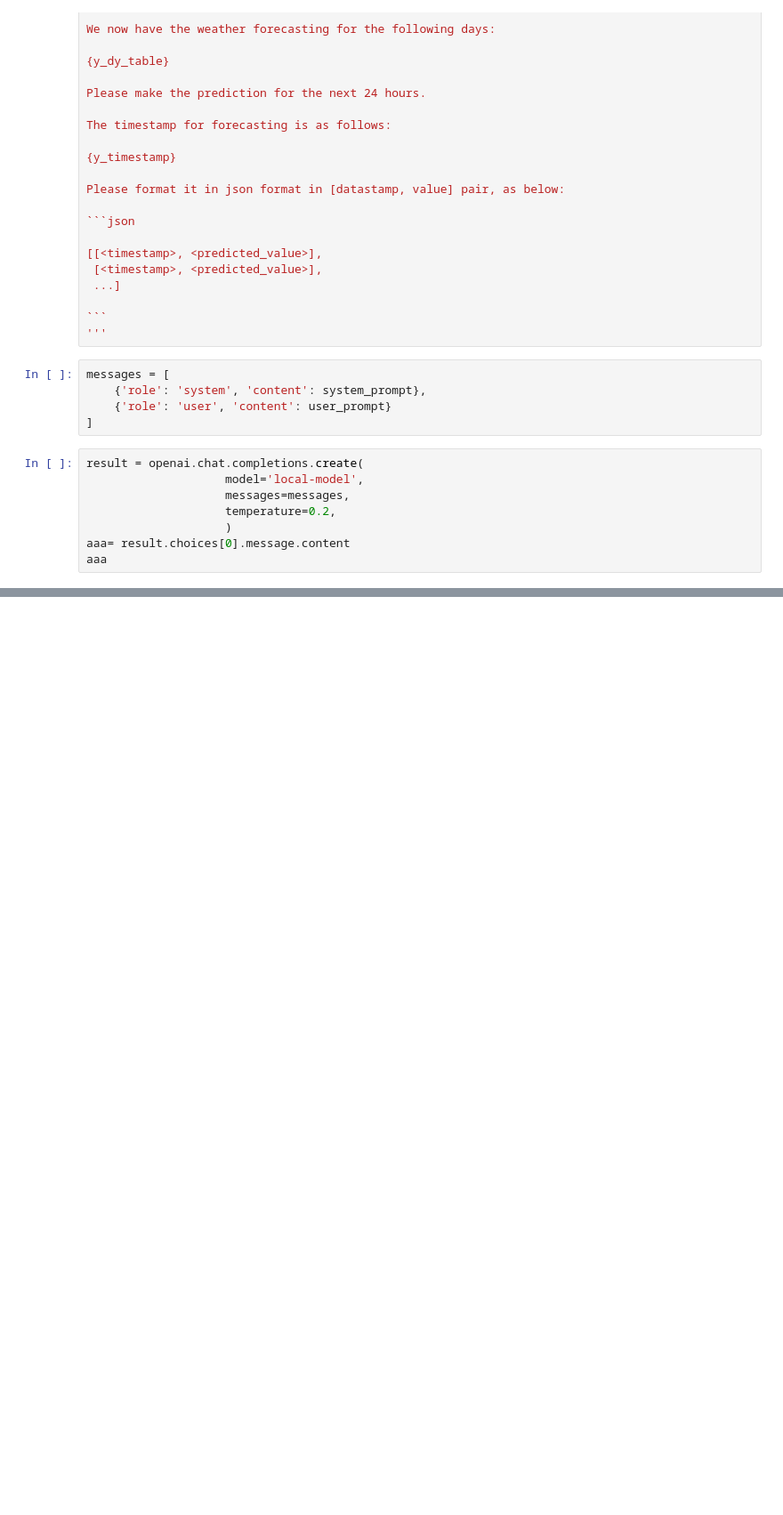
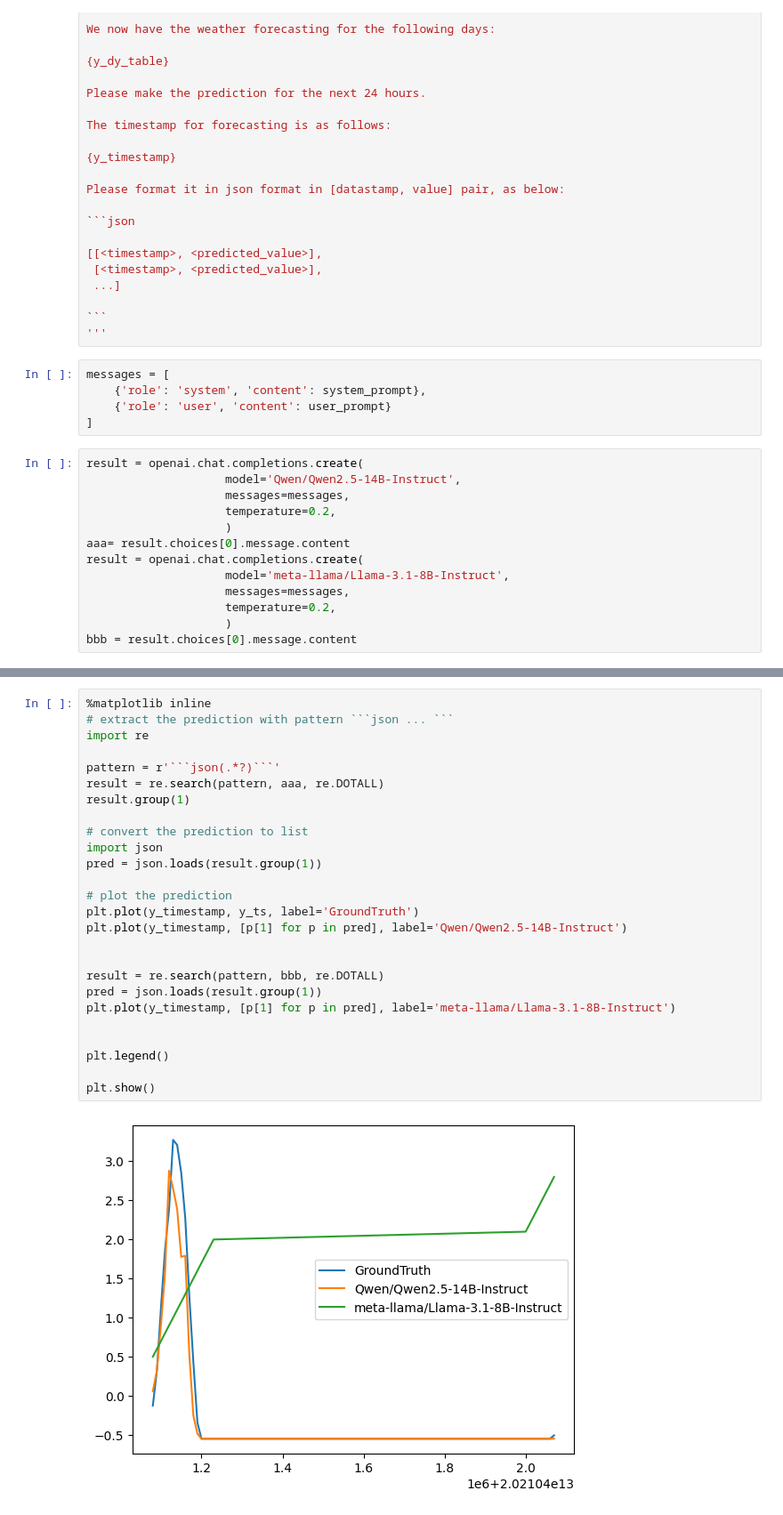
Before and after one commit to VEWOXIC/Universal-Cross-Modal-Time-Series-Forecasting-Pipeline, a Jupyter notebook: test_loader.ipynb, the cells around one changed output, grey strips where cells are left out. Shown: that part at 89% size. Drawn from its saved outputs; the diff is of its cells as text; blank space fills up the shorter version.

Commit message:
llm prediction pipeline usable

````diff
--- a/test_loader.ipynb
+++ b/test_loader.ipynb
@@ -145,9 +145,14 @@ messages = [
 ]
 # %%
 result = openai.chat.completions.create(
-                    model='local-model',
+                    model='Qwen/Qwen2.5-14B-Instruct',
                     messages=messages,
                     temperature=0.2,
                     )
 aaa= result.choices[0].message.content
-aaa
+result = openai.chat.completions.create(
+                    model='meta-llama/Llama-3.1-8B-Instruct',
+                    messages=messages,
+                    temperature=0.2,
+                    )
+bbb = result.choices[0].message.content
@@ -155,0 +161,28 @@ aaa
+# %%
+%matplotlib inline
+# extract the prediction with pattern ```json ... ```
+import re
+
+pattern = r'```json(.*?)```'
+result = re.search(pattern, aaa, re.DOTALL)
+result.group(1)
+
+# convert the prediction to list
+import json
+pred = json.loads(result.group(1))
+
+# plot the prediction
+plt.plot(y_timestamp, y_ts, label='GroundTruth')
+plt.plot(y_timestamp, [p[1] for p in pred], label='Qwen/Qwen2.5-14B-Instruct')
+
+
+result = re.search(pattern, bbb, re.DOTALL)
+pred = json.loads(result.group(1))
+plt.plot(y_timestamp, [p[1] for p in pred], label='meta-llama/Llama-3.1-8B-Instruct')
+
+
+plt.legend()
+
+plt.show()
+# %% [output]
+[figure, added]
````
Also changed, not shown: parts of 2 cells of this notebook, 2 other files.
